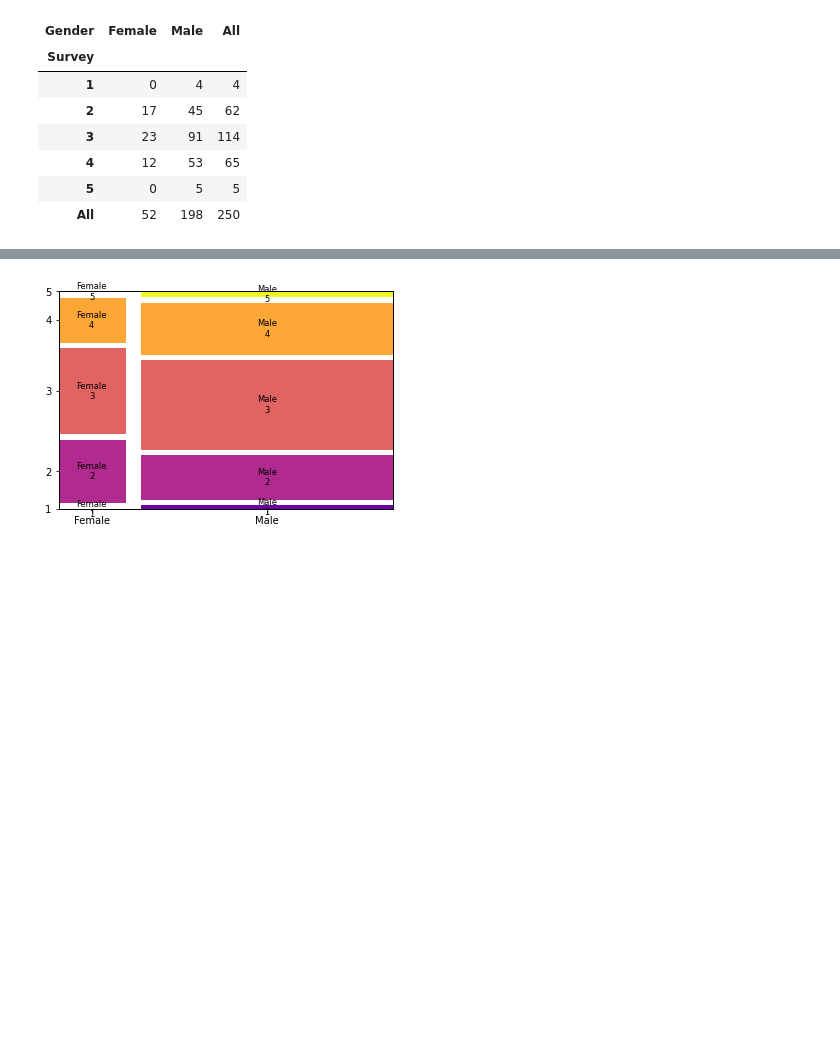
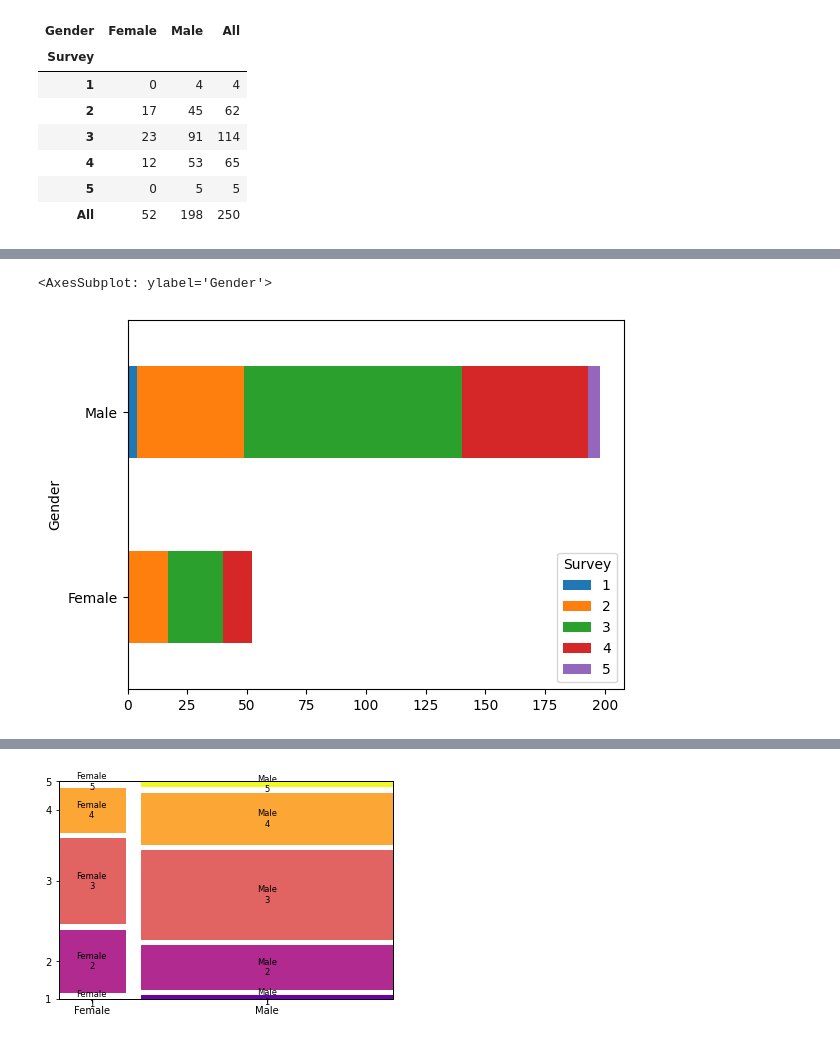
Before and after one commit to HoGentTIN/dsai-labs, a Jupyter notebook: 4-bivariate-qual/demo-chi-squared.ipynb, the cells around one changed output, grey strips where cells are left out. Drawn from its saved outputs; the diff is of its cells as text; code cells hidden in the pictures; blank space fills up the shorter version.

Commit message:
Add code for generating a stacked bar chart to the demo

```diff
--- a/4-bivariate-qual/demo-chi-squared.ipynb
+++ b/4-bivariate-qual/demo-chi-squared.ipynb
@@ -49,0 +60,9 @@ sns.catplot(data=rlanders, x='Survey', hue='Gender', kind='count')
+# %%
+# Contingency table without the margins
+observed = pd.crosstab(rlanders.Gender, rlanders.Survey)
+
+# Horizontally oriented stacked bar chart
+observed.plot(kind='barh', stacked=True)
+# %% [output]
+<AxesSubplot: ylabel='Gender'>
+[figure, added]
```
Also changed, not shown: parts of 6 cells of this notebook.
